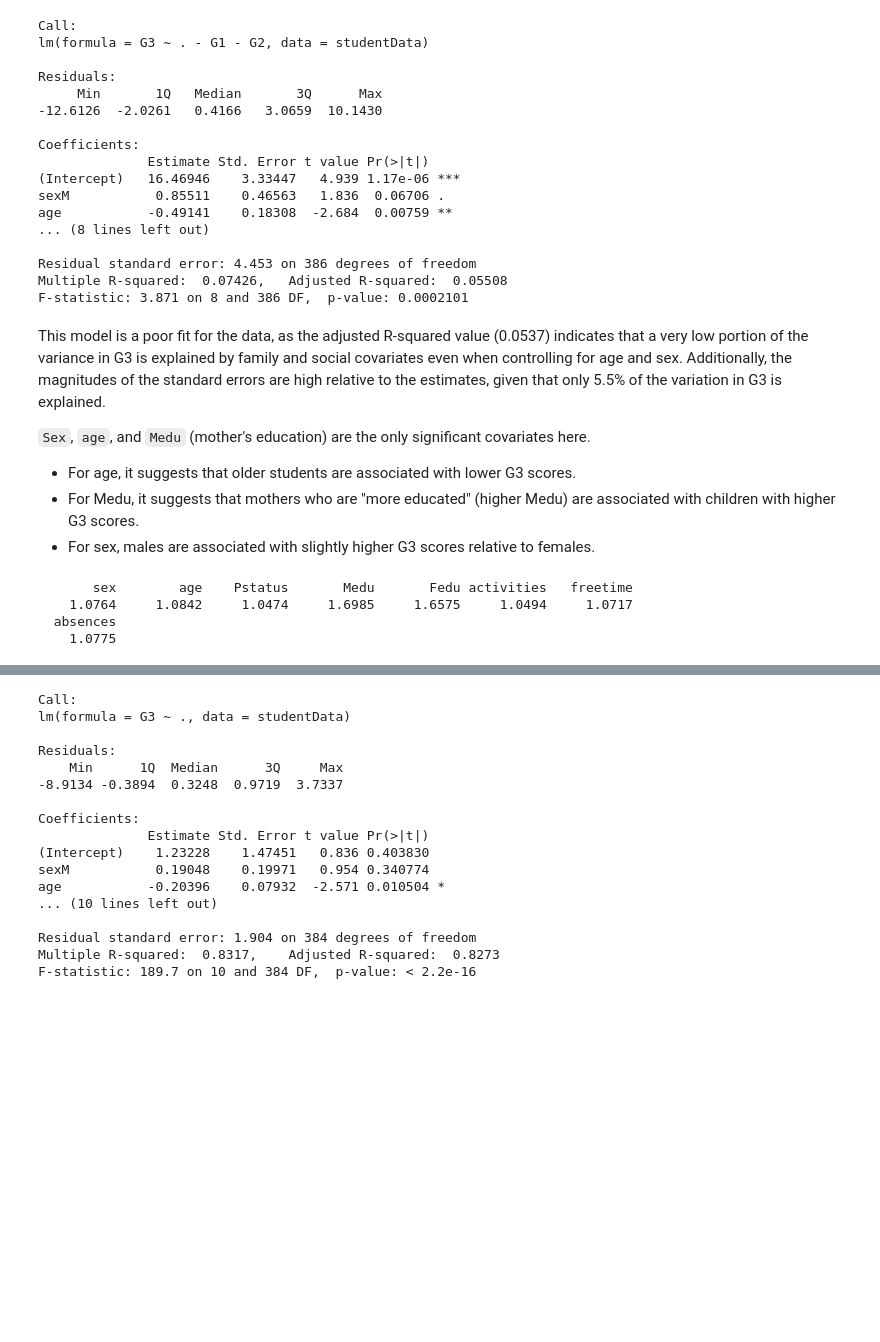
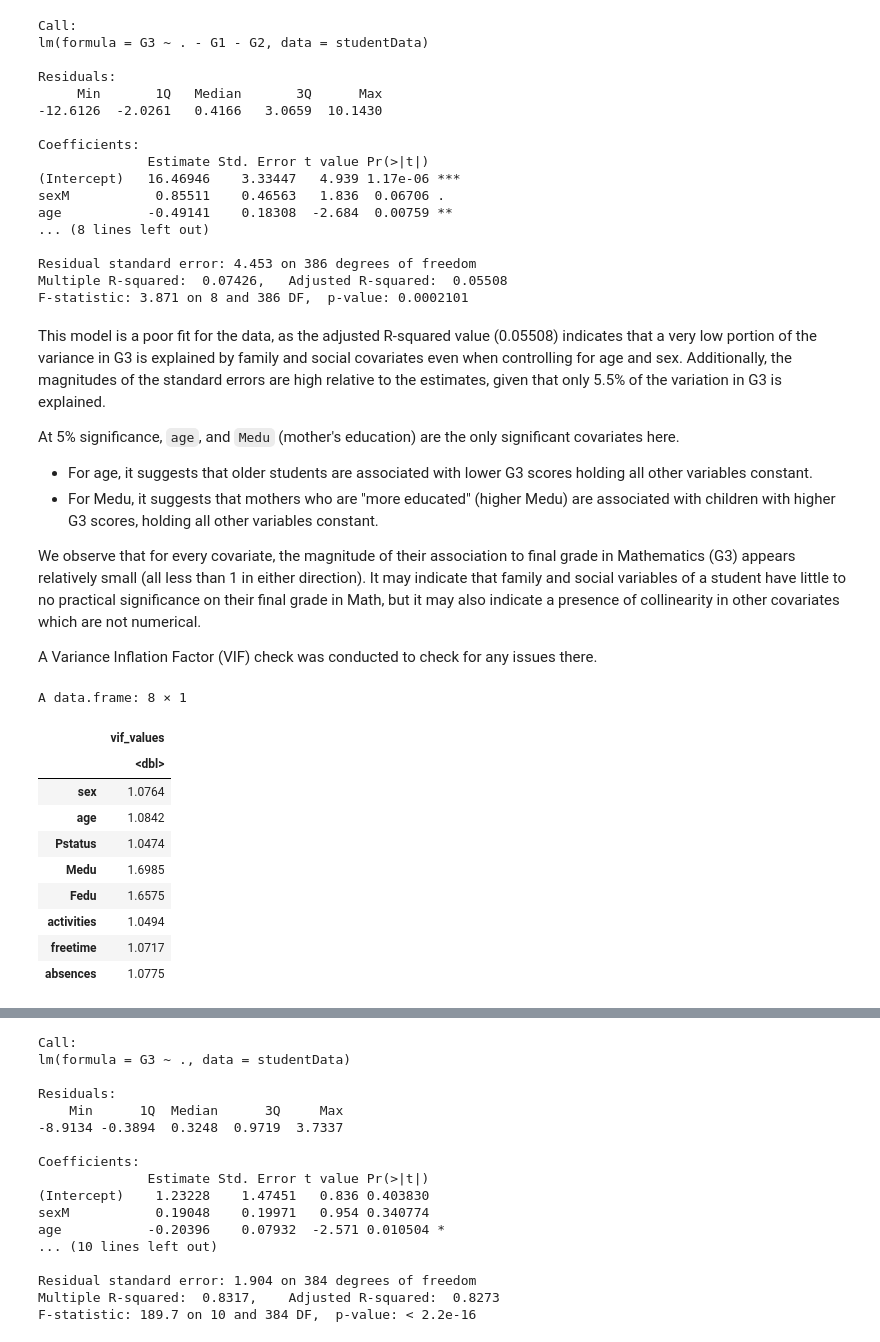
Before and after one commit to pinklily1202/S306-ResearchProject, a Jupyter notebook: Project.ipynb, the cells around one changed output, grey strips where cells are left out. Cells and saved outputs as stored; diff of their text form; code cells hidden in the pictures; blank space fills up the shorter version.

```diff
--- a/Project.ipynb
+++ b/Project.ipynb
@@ -262,18 +291,30 @@ Residual standard error: 4.453 on 386 degrees of freedom
 Multiple R-squared:  0.07426,   Adjusted R-squared:  0.05508
 F-statistic: 3.871 on 8 and 386 DF,  p-value: 0.0002101
 # %% [markdown]
-This model is a poor fit for the data, as the adjusted R-squared value (0.0537) indicates that a very low portion of the variance in G3 is explained by family and social covariates even when controlling for age and sex. Additionally, the magnitudes of the standard errors are high relative to the estimates, given that only 5.5% of the variation in G3 is explained.
+This model is a poor fit for the data, as the adjusted R-squared value (0.05508) indicates that a very low portion of the variance in G3 is explained by family and social covariates even when controlling for age and sex. Additionally, the magnitudes of the standard errors are high relative to the estimates, given that only 5.5% of the variation in G3 is explained.
 
-`Sex`, `age`, and `Medu` (mother's education) are the only significant covariates here.
-- For age, it suggests that older students are associated with lower G3 scores.
-- For Medu, it suggests that mothers who are "more educated" (higher Medu) are associated with children with higher G3 scores.
-- For sex, males are associated with slightly higher G3 scores relative to females.
+At 5% significance, `age`, and `Medu` (mother's education) are the only significant covariates here.
+- For age, it suggests that older students are associated with lower G3 scores holding all other variables constant.
+- For Medu, it suggests that mothers who are "more educated" (higher Medu) are associated with children with higher G3 scores, holding all other variables constant.
+
+We observe that for every covariate, the magnitude of their association to final grade in Mathematics (G3) appears relatively small (all less than 1 in either direction). It may indicate that family and social variables of a student have little to no practical significance on their final grade in Math, but it may also indicate a presence of collinearity in other covariates which are not numerical.
+
+A Variance Inflation Factor (VIF) check was conducted to check for any issues there.
 # %%
 ## VIF check
-round(vif(model_initial), 4)
+vif_values <- round(vif(model_initial), 4)
+vif_values_table <- data.frame(vif_values)
+vif_values_table
 # %% [output]
-       sex        age    Pstatus       Medu       Fedu activities   freetime
-    1.0764     1.0842     1.0474     1.6985     1.6575     1.0494     1.0717
-  absences
-    1.0775
+A data.frame: 8 × 1
+|  | vif_values |
+|  | <dbl> |
+| sex | 1.0764 |
+| age | 1.0842 |
+| Pstatus | 1.0474 |
+| Medu | 1.6985 |
+| Fedu | 1.6575 |
+| activities | 1.0494 |
+| freetime | 1.0717 |
+| absences | 1.0775 |
 # %% [markdown]
```
Also changed, not shown: parts of 11 cells of this notebook.
